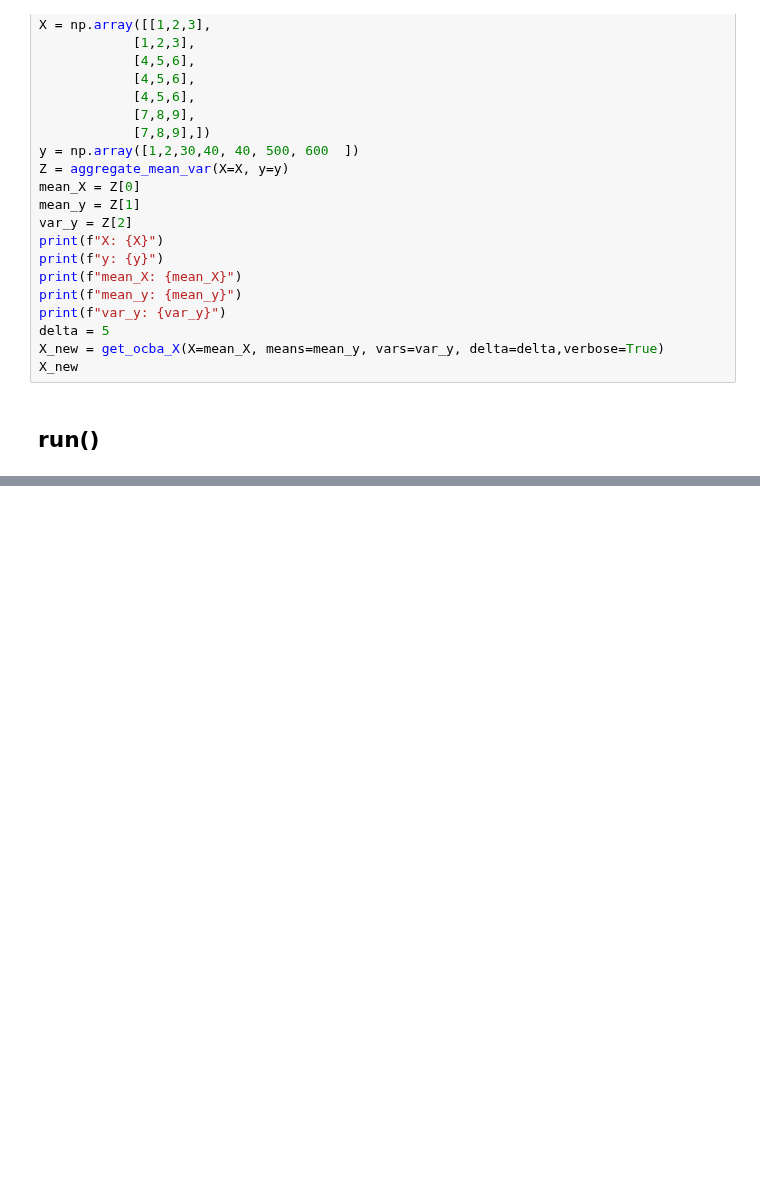
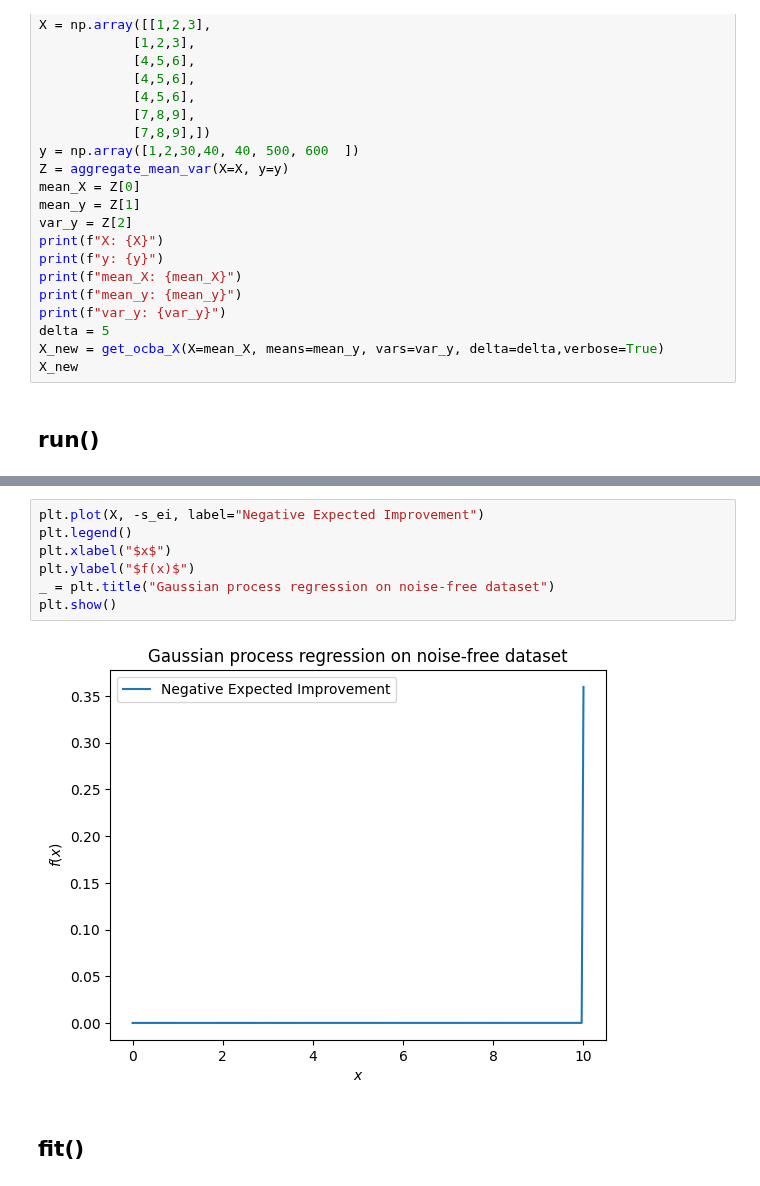
Before and after one commit to sequential-parameter-optimization/spotPython, a Jupyter notebook: notebooks/00_spotPython_tests.ipynb, the cells around one changed output, grey strips where cells are left out. Drawn from its saved outputs; the diff is of its cells as text; blank space fills up the shorter version.

```diff
--- a/notebooks/00_spotPython_tests.ipynb
+++ b/notebooks/00_spotPython_tests.ipynb
@@ -6128,0 +6221,11 @@ Experiment saved to 000_res.pkl
+# %%
+plt.plot(X, -s_ei, label="Negative Expected Improvement")
+plt.legend()
+plt.xlabel("$x$")
+plt.ylabel("$f(x)$")
+_ = plt.title("Gaussian process regression on noise-free dataset")
+plt.show()
+# %% [output]
+[figure, added]
+# %% [markdown]
+## fit()
```
Also changed, not shown: parts of 9 cells of this notebook, 11 other files.
